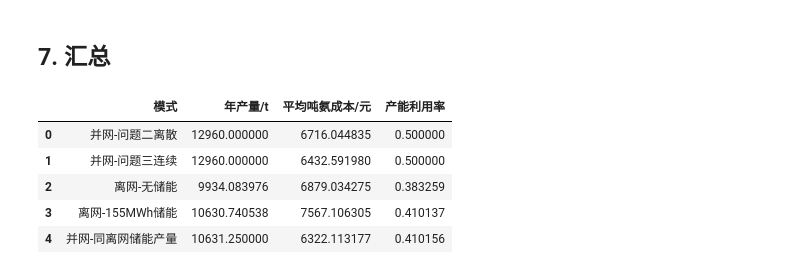
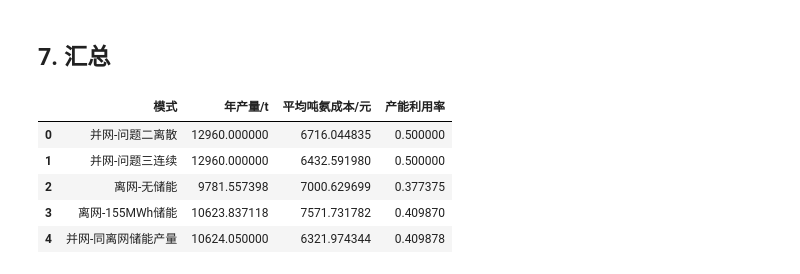
Before and after one commit to wurldwen/---, a Jupyter notebook: A题第1-4题计算代码.ipynb, the cells around one changed output. Saved outputs shown, nothing was run; the diff lists cells and outputs as text; code cells hidden in the pictures.

```diff
--- a/A题第1-4题计算代码.ipynb
+++ b/A题第1-4题计算代码.ipynb
@@ -1415,21 +1415,27 @@ q3_load_rate_frequency, q3_production_annual, q2_q3_prod_compare
 # %% [markdown]
 ## 6. 问题四：离网和储能
 # %%
+MIN_LOAD_RATE = 0.1
+FULL_PROCESS_POWER = 41.5
+
+
+def enforce_semicontinuous_load(raw_rate, min_rate=MIN_LOAD_RATE):
+    """离网工况允许停机；开机后负荷率不得低于 min_rate。"""
+    raw_rate = np.asarray(raw_rate, dtype=float)
+    y = np.zeros_like(raw_rate)
+    mask = raw_rate >= min_rate
+    y[mask] = np.minimum(raw_rate[mask], 1.0)
+    return y
+
+
 def offgrid_no_storage(wind, pv):
     gen = wind + pv
     residual = gen - BASE_LOAD
-    y = np.clip(residual / 41.5, 0, 1)
-    curt = np.maximum(residual - 41.5 * y, 0).sum()
+    y = enforce_semicontinuous_load(residual / FULL_PROCESS_POWER)
+    curt = np.maximum(residual - FULL_PROCESS_POWER * y, 0).sum()
     base_deficit = np.maximum(-residual, 0).sum()
     production = 3 * y.sum()
-    cost = (
-        wind.sum() * KWH_PER_MWH * 0.15
-        + pv.sum() * KWH_PER_MWH * 0.12
-        + (20 * y).sum() * KWH_PER_MWH * 0.1
-        + (20 * y).sum() * KWH_PER_MWH * 0.15
-        + (1.5 * y).sum() * KWH_PER_MWH * 0.002
-        + (72 * KG_PER_TON * H2_KG_PER_KG_NH3) * NH3_INVEST_YUAN_PER_KGH2 / (30 * 365)
-    )
+    cost = daily_cost_72(wind, pv, np.zeros(24), np.zeros(24), y)
     return y, production, cost, curt, base_deficit
 
 
@@ -1443,13 +1449,14 @@ for iw in range(6):
         off_rows.append({
             '场景': name,
             '产量/t': production,
-            '吨氨成本/元': cost / production,
+            '吨氨成本/元': cost / production if production > 0 else np.inf,
             '弃电/MWh': curt,
             '常规负荷缺供/MWh': deficit,
         })
         off_detail[name] = (y, production, cost, curt, deficit)
 
 off_df = pd.DataFrame(off_rows)
+off_df.to_csv(OUT / 'q4_offgrid_no_storage.csv', index=False, encoding='utf-8-sig')
 off_annual_prod = (off_df['产量/t'] * 15).sum()
 off_annual_cost = (off_df['吨氨成本/元'] * off_df['产量/t'] * 15).sum() / off_annual_prod
 off_df, off_annual_prod, off_annual_cost
@@ -1569,14 +1635,21 @@ for iw in range(6):
         production = out[6]
         cost = out[7]
         curtail = out[4].sum()
+        unserved = out[5].sum()
+        min_positive_rate = min([v for v in out[0] if v > 1e-7] or [0])
+        nodes = out[9]
         storage_rows.append({
             '场景': f'W{iw+1}P{ip+1}',
             '产量/t': production,
             '吨氨成本/元': cost / production,
             '弃电/MWh': curtail,
+            '常规负荷缺供/MWh': unserved,
+            '最小正负荷率': min_positive_rate,
+            '分支节点数': nodes,
         })
 
 storage_df = pd.DataFrame(storage_rows)
+storage_df.to_csv(OUT / 'q4_storage_by_scenario.csv', index=False, encoding='utf-8-sig')
 storage_annual_prod = (storage_df['产量/t'] * 15).sum()
 storage_annual_cost = (storage_df['吨氨成本/元'] * storage_df['产量/t'] * 15).sum() / storage_annual_prod
 storage_df, storage_annual_prod, storage_annual_cost
@@ -1674,16 +1747,17 @@ plt.show()
 # %%
 summary = pd.DataFrame([
     {'模式': '并网-问题二离散', '年产量/t': annual_prod_q2, '平均吨氨成本/元': annual_cost_q2, '产能利用率': annual_prod_q2 / (72 * 360)},
     {'模式': '并网-问题三连续', '年产量/t': annual_prod_q3, '平均吨氨成本/元': annual_cost_q3, '产能利用率': annual_prod_q3 / (72 * 360)},
     {'模式': '离网-无储能', '年产量/t': off_annual_prod, '平均吨氨成本/元': off_annual_cost, '产能利用率': off_annual_prod / (72 * 360)},
     {'模式': f'离网-{ecap_best:.0f}MWh储能', '年产量/t': storage_annual_prod, '平均吨氨成本/元': storage_annual_cost, '产能利用率': storage_annual_prod / (72 * 360)},
     {'模式': '并网-同离网储能产量', '年产量/t': grid_same_annual_prod, '平均吨氨成本/元': grid_same_annual_cost, '产能利用率': grid_same_annual_prod / (72 * 360)},
 ])
+summary.to_csv(OUT / 'q4_mode_summary.csv', index=False, encoding='utf-8-sig')
 summary
 # %% [output]
 |  | 模式 | 年产量/t | 平均吨氨成本/元 | 产能利用率 |
 | 0 | 并网-问题二离散 | 12960.000000 | 6716.044835 | 0.500000 |
 | 1 | 并网-问题三连续 | 12960.000000 | 6432.591980 | 0.500000 |
-| 2 | 离网-无储能 | 9934.083976 | 6879.034275 | 0.383259 |
-| 3 | 离网-155MWh储能 | 10630.740538 | 7567.106305 | 0.410137 |
-| 4 | 并网-同离网储能产量 | 10631.250000 | 6322.113177 | 0.410156 |
+| 2 | 离网-无储能 | 9781.557398 | 7000.629699 | 0.377375 |
+| 3 | 离网-155MWh储能 | 10623.837118 | 7571.731782 | 0.409870 |
+| 4 | 并网-同离网储能产量 | 10624.050000 | 6321.974344 | 0.409878 |
```
Also changed, not shown: parts of 5 cells of this notebook, 8 other files.
